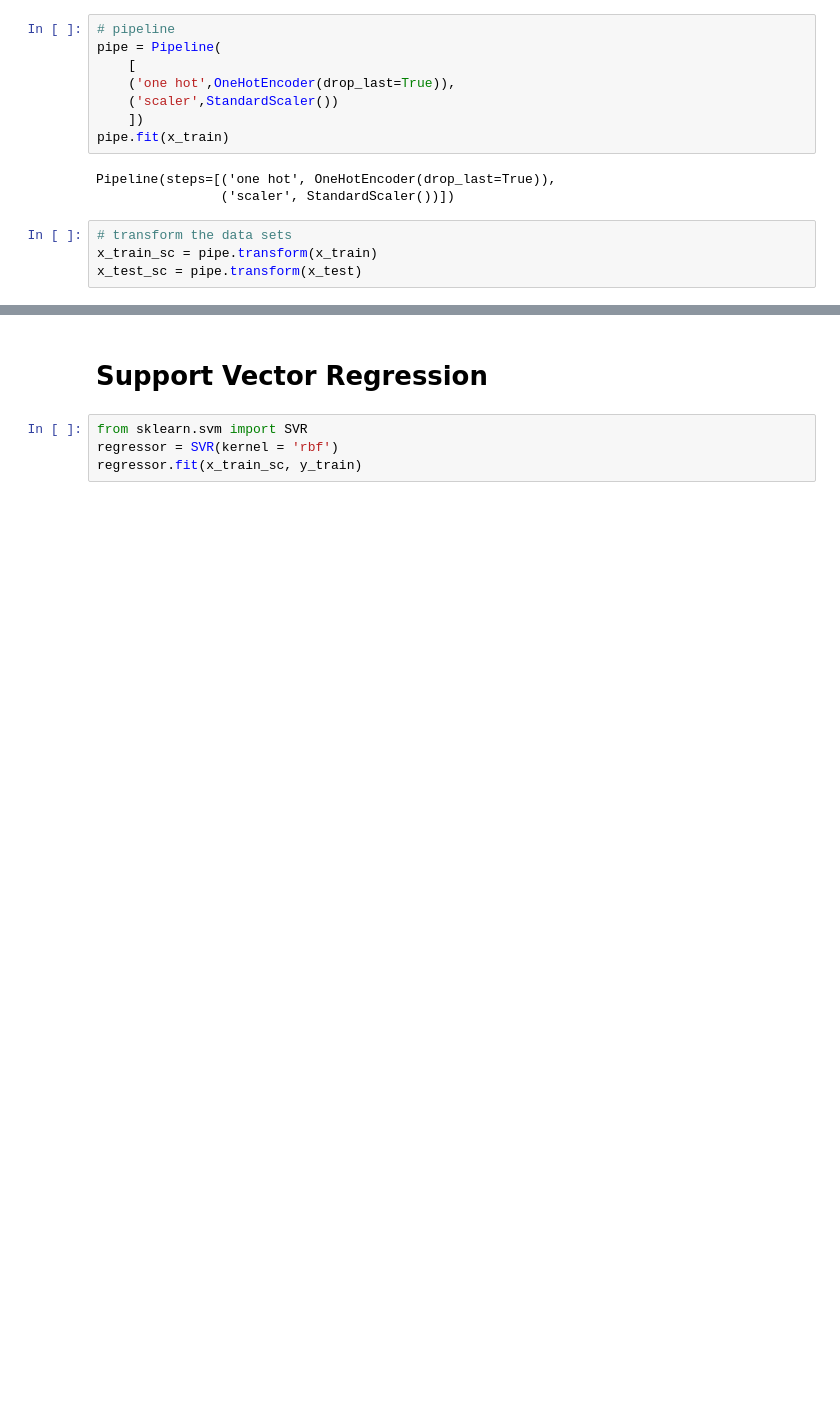
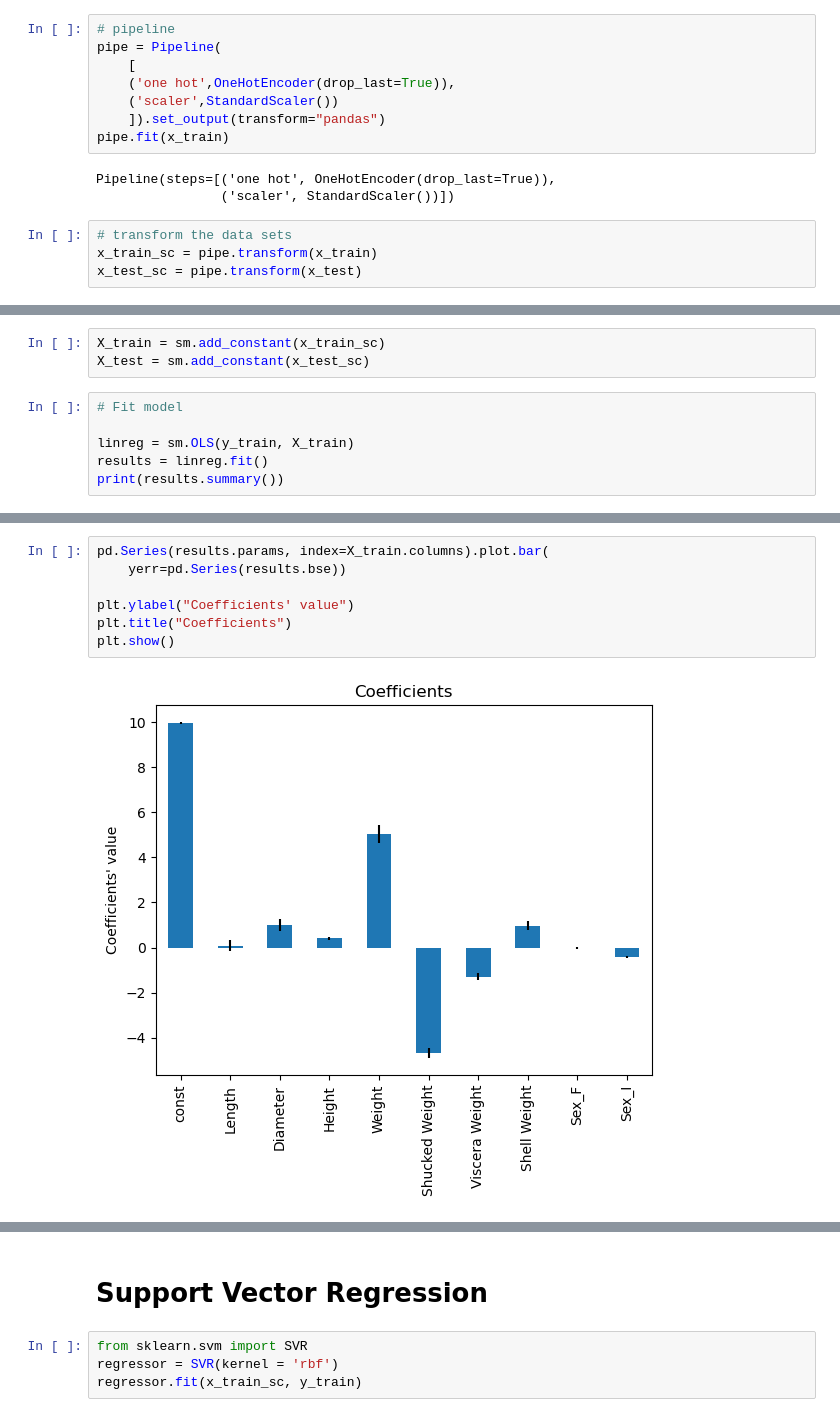
Before and after one commit to MathUPTC/CrabAge, a Jupyter notebook: Notebooks/modelado.ipynb, the cells around one changed output, grey strips where cells are left out. Saved outputs shown, nothing was run; the diff lists cells and outputs as text; blank space fills up the shorter version.

```diff
--- a/Notebooks/modelado.ipynb
+++ b/Notebooks/modelado.ipynb
@@ -91,7 +92,7 @@ pipe = Pipeline(
     [
     ('one hot',OneHotEncoder(drop_last=True)),
     ('scaler',StandardScaler())
-    ])
+    ]).set_output(transform="pandas")
 pipe.fit(x_train)
 # %% [output]
 Pipeline(steps=[('one hot', OneHotEncoder(drop_last=True)),
@@ -102,0 +108,9 @@ x_test_sc = pipe.transform(x_test)
+# %%
+X_train = sm.add_constant(x_train_sc)
+X_test = sm.add_constant(x_test_sc)
+# %%
+# Fit model
+
+linreg = sm.OLS(y_train, X_train)
+results = linreg.fit()
+print(results.summary())
@@ -102,0 +135,9 @@ x_test_sc = pipe.transform(x_test)
+# %%
+pd.Series(results.params, index=X_train.columns).plot.bar(
+    yerr=pd.Series(results.bse))
+
+plt.ylabel("Coefficients' value")
+plt.title("Coefficients")
+plt.show()
+# %% [output]
+[figure, added]
```
Also changed, not shown: parts of 15 cells of this notebook, 1 other file.
